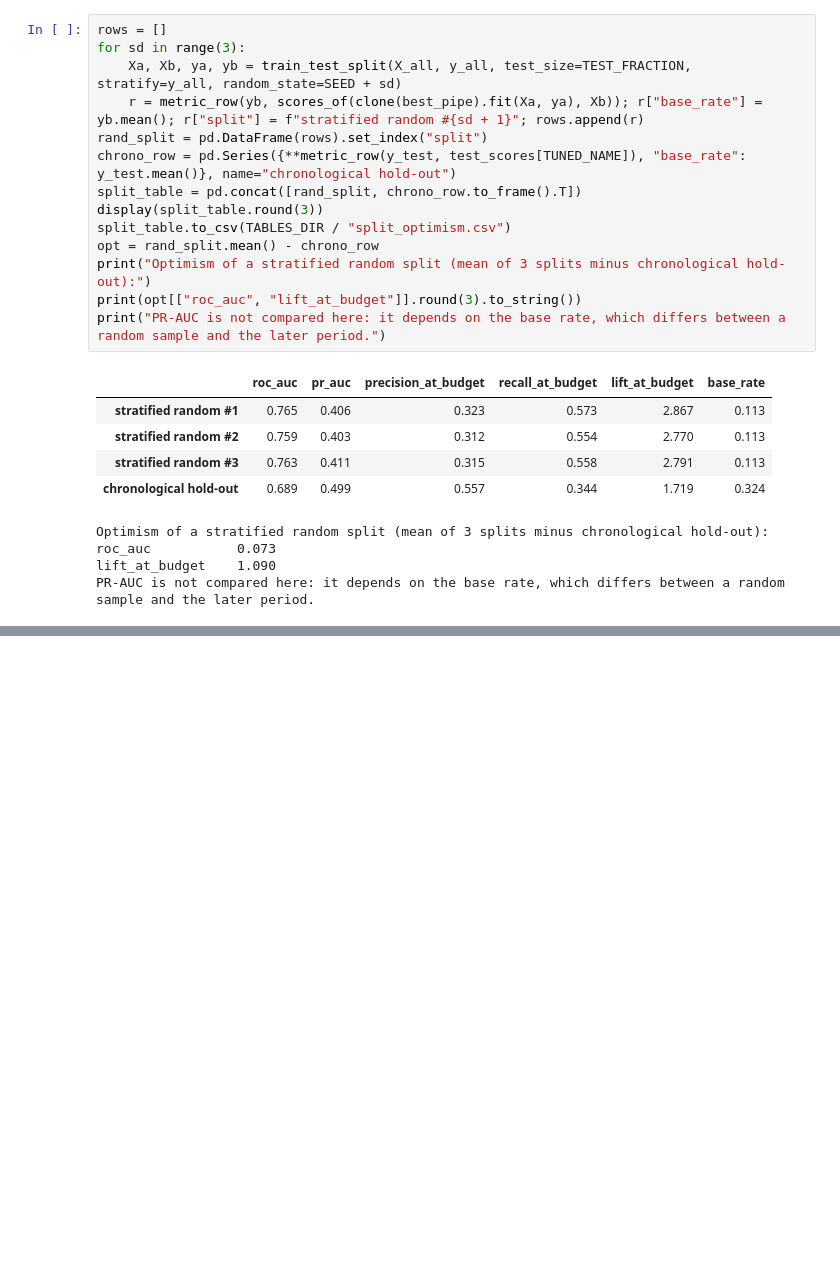
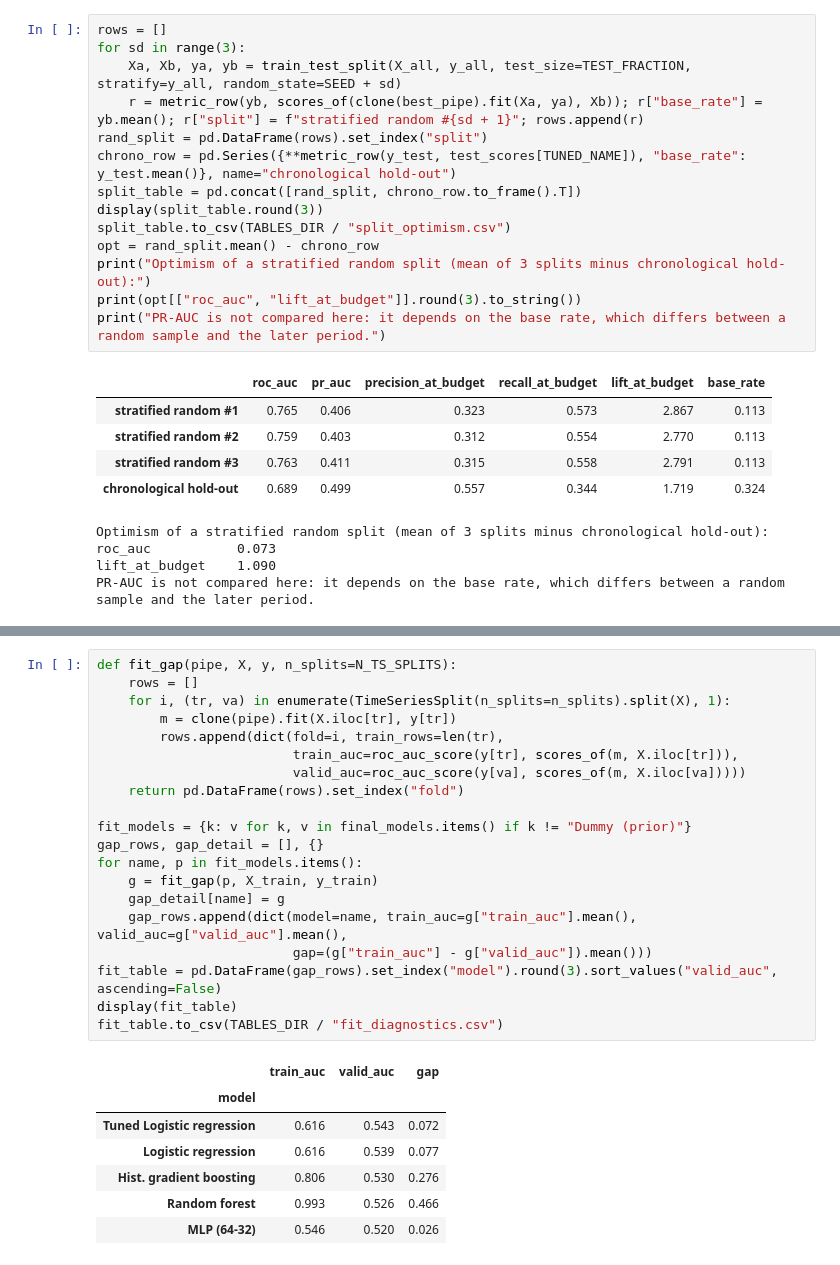
Before and after one commit to shafkhandssc15/IT3091-Machine-Learning-Group-Assignment-Y3S1-WE-AI-42, a Jupyter notebook: Bank-Marketing-Campaign-Response/notebooks/05_final_evaluation.ipynb, the cells around one changed output, grey strips where cells are left out. Drawn from its saved outputs; the diff is of its cells as text; blank space fills up the shorter version.

```diff
--- a/Bank-Marketing-Campaign-Response/notebooks/05_final_evaluation.ipynb
+++ b/Bank-Marketing-Campaign-Response/notebooks/05_final_evaluation.ipynb
@@ -173,0 +188,28 @@ Random stratified splitting mixes records across all campaign months, allowing m
+# %%
+def fit_gap(pipe, X, y, n_splits=N_TS_SPLITS):
+    rows = []
+    for i, (tr, va) in enumerate(TimeSeriesSplit(n_splits=n_splits).split(X), 1):
+        m = clone(pipe).fit(X.iloc[tr], y[tr])
+        rows.append(dict(fold=i, train_rows=len(tr),
+                         train_auc=roc_auc_score(y[tr], scores_of(m, X.iloc[tr])),
+                         valid_auc=roc_auc_score(y[va], scores_of(m, X.iloc[va]))))
+    return pd.DataFrame(rows).set_index("fold")
+
+fit_models = {k: v for k, v in final_models.items() if k != "Dummy (prior)"}
+gap_rows, gap_detail = [], {}
+for name, p in fit_models.items():
+    g = fit_gap(p, X_train, y_train)
+    gap_detail[name] = g
+    gap_rows.append(dict(model=name, train_auc=g["train_auc"].mean(), valid_auc=g["valid_auc"].mean(),
+                         gap=(g["train_auc"] - g["valid_auc"]).mean()))
+fit_table = pd.DataFrame(gap_rows).set_index("model").round(3).sort_values("valid_auc", ascending=False)
+display(fit_table)
+fit_table.to_csv(TABLES_DIR / "fit_diagnostics.csv")
+# %% [output]
+|  | train_auc | valid_auc | gap |
+| model |  |  |  |
+| Tuned Logistic regression | 0.616 | 0.543 | 0.072 |
+| Logistic regression | 0.616 | 0.539 | 0.077 |
+| Hist. gradient boosting | 0.806 | 0.530 | 0.276 |
+| Random forest | 0.993 | 0.526 | 0.466 |
+| MLP (64-32) | 0.546 | 0.520 | 0.026 |
```
Also changed, not shown: parts of 11 cells of this notebook, 3 other files.
